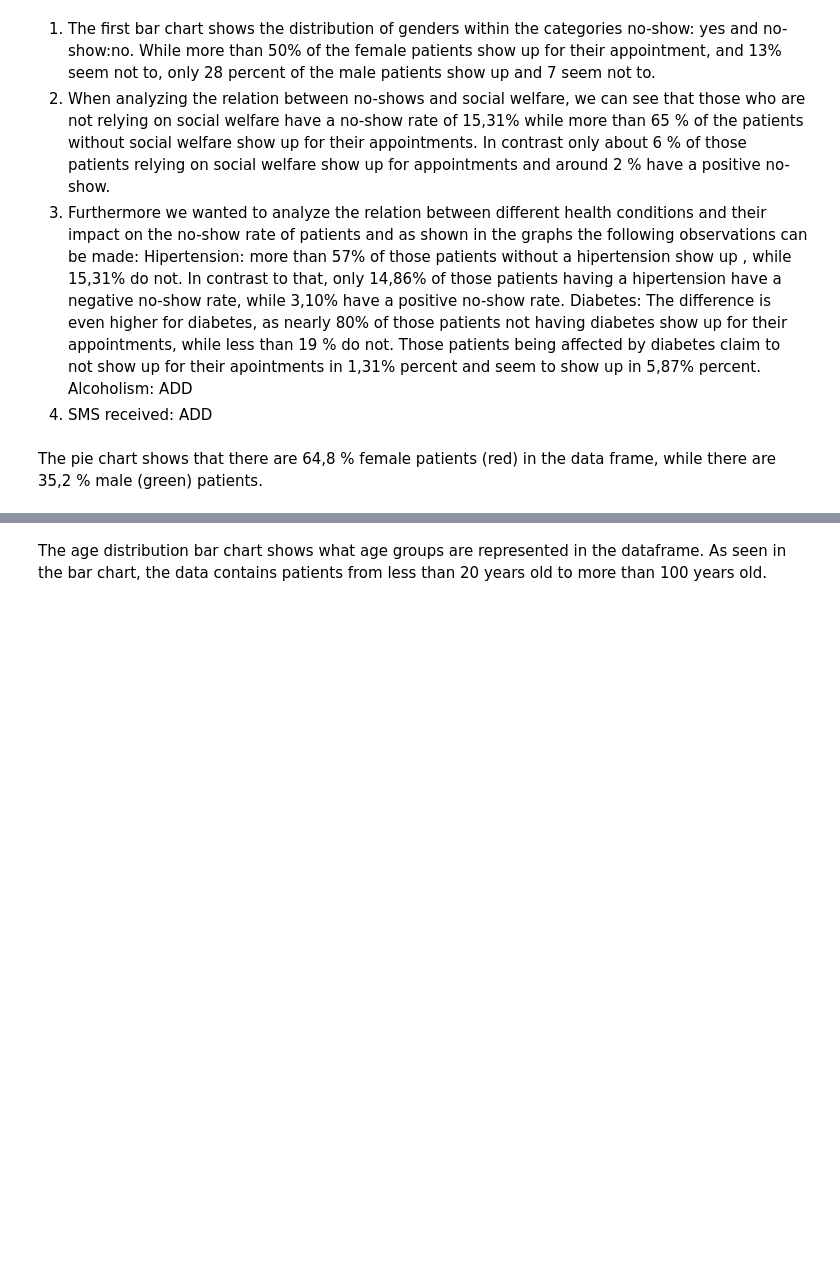
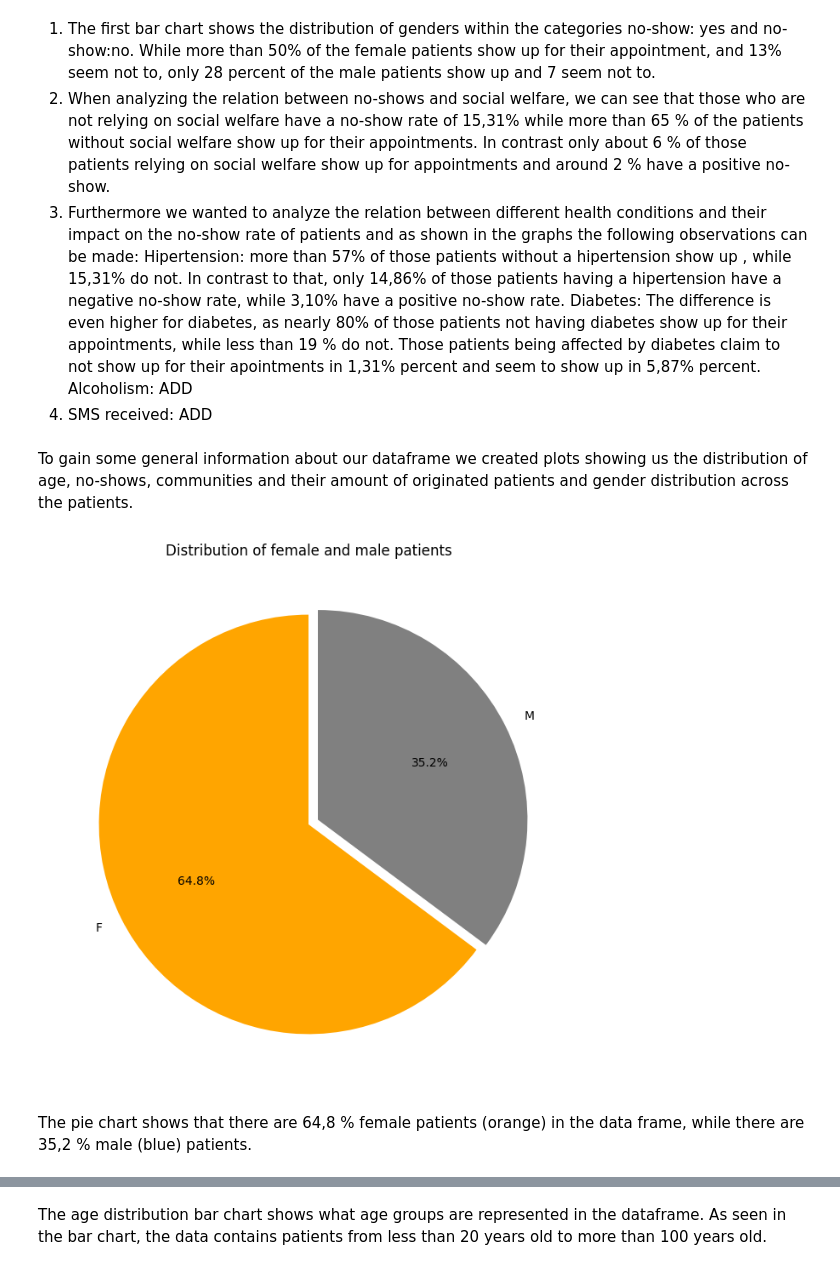
Before and after one commit to kiraduske/DataScience_project, a Jupyter notebook: Data Science Project.ipynb, the cells around one changed output, grey strips where cells are left out. Drawn from its saved outputs; the diff is of its cells as text; code cells hidden in the pictures; blank space fills up the shorter version.

```diff
--- a/Data Science Project.ipynb
+++ b/Data Science Project.ipynb
@@ -256,19 +256,23 @@ Hipertension: more than 57% of those patients without a hipertension show up , w
 Diabetes: The difference is even higher for diabetes, as nearly 80% of those patients not having diabetes show up for their appointments, while less than 19 % do not. Those patients being affected by diabetes claim to not show up for their apointments in 1,31% percent and seem to show up in 5,87% percent.
 Alcoholism: ADD
 4) SMS received: ADD
+# %% [markdown]
+To gain some general information about our dataframe we created plots showing us the distribution of age, no-shows, communities and their amount of originated patients and gender distribution across the patients.
 # %%
 #Pie chart portraying the distribution of female and male patients
 
 # Counting the occurrences of each sex
 sex_counts = df['Sex'].value_counts()
 
 # Creating a pie chart
 plt.figure(figsize=(8, 8))
-plt.pie(sex_counts, labels=sex_counts.index, autopct='%1.1f%%', colors=['red', 'green'], startangle=90, explode=(0, 0.05))
+plt.pie(sex_counts, labels=sex_counts.index, autopct='%1.1f%%', colors=['orange', 'grey'], startangle=90, explode=(0, 0.05))
 plt.title('Distribution of female and male patients')
 plt.show()
+# %% [output]
+[figure, added]
 # %% [markdown]
-The pie chart shows that there are 64,8 %  female patients (red) in the data frame, while there are 35,2 % male (green) patients.
+The pie chart shows that there are 64,8 %  female patients (orange) in the data frame, while there are 35,2 % male (blue) patients.
 # %%
 #Histrogram showing the distribution of the patients age
 
```
Also changed, not shown: parts of 8 cells of this notebook.
